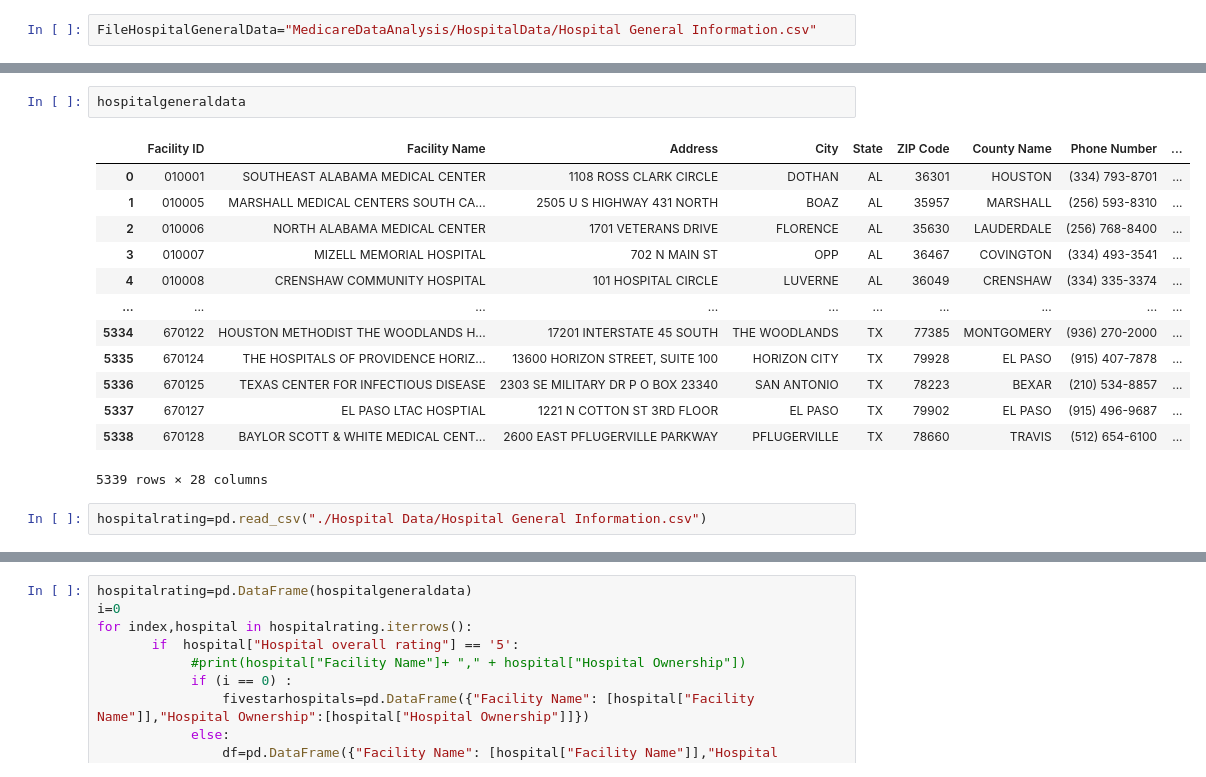
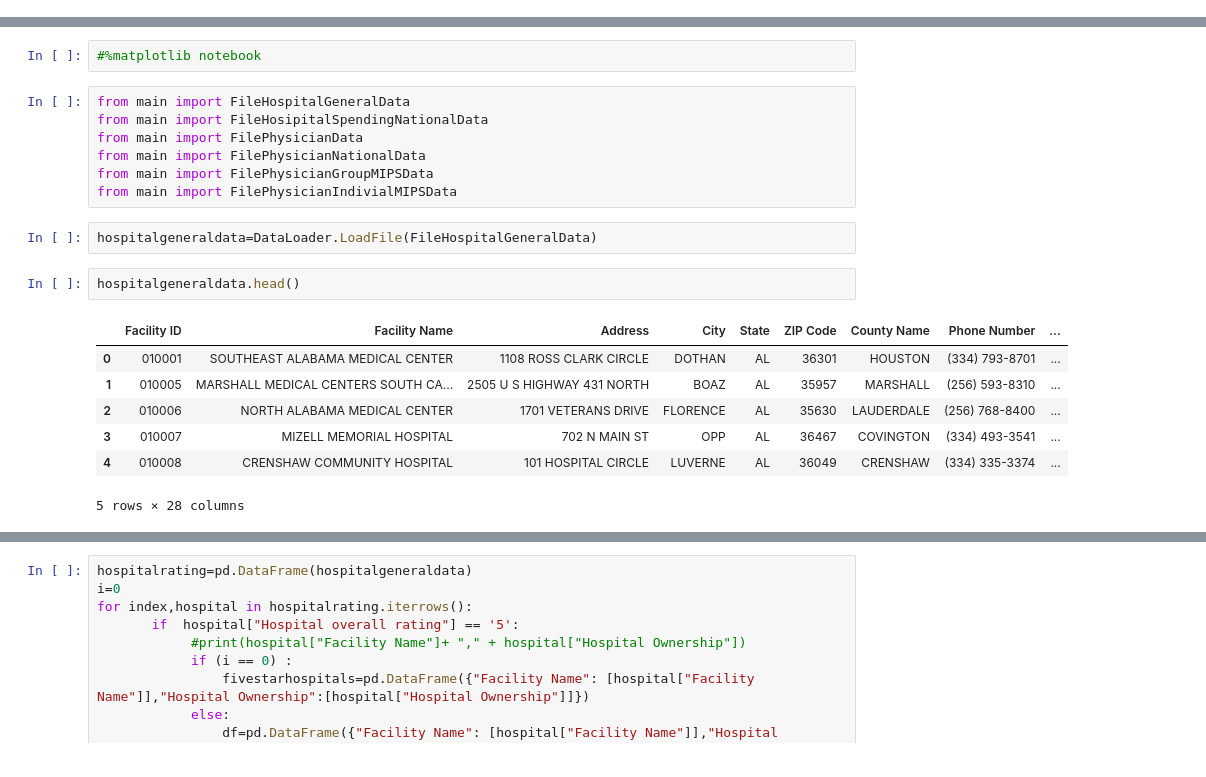
Before and after one commit to ishanku/MedicareDataAnalysisProject, a Jupyter notebook: PhysicianAnalysis.ipynb, the cells around one changed output, grey strips where cells are left out. Cells and saved outputs as stored; diff of their text form.

```diff
--- a/PhysicianAnalysis.ipynb
+++ b/PhysicianAnalysis.ipynb
@@ -24,2 +7,0 @@ AttributeError: module 'main' has no attribute 'DataLoader'
-# %%
-FileHospitalGeneralData="MedicareDataAnalysis/HospitalData/Hospital General Information.csv"
@@ -40,19 +8,22 @@ gt-data-analytics-2020
+# %%
+#%matplotlib notebook
+# %%
+from main import FileHospitalGeneralData
+from main import FileHosipitalSpendingNationalData
+from main import FilePhysicianData
+from main import FilePhysicianNationalData
+from main import FilePhysicianGroupMIPSData
+from main import FilePhysicianIndivialMIPSData
+# %%
+hospitalgeneraldata=DataLoader.LoadFile(FileHospitalGeneralData)
 # %%
-hospitalgeneraldata
+hospitalgeneraldata.head()
 # %% [output]
 |  | Facility ID | Facility Name | Address | City | State | ZIP Code | County Name | Phone Number | ... |
 | 0 | 010001 | SOUTHEAST ALABAMA MEDICAL CENTER | 1108 ROSS CLARK CIRCLE | DOTHAN | AL | 36301 | HOUSTON | (334) 793-8701 | ... |
 | 1 | 010005 | MARSHALL MEDICAL CENTERS SOUTH CA... | 2505 U S HIGHWAY 431 NORTH | BOAZ | AL | 35957 | MARSHALL | (256) 593-8310 | ... |
 | 2 | 010006 | NORTH ALABAMA MEDICAL CENTER | 1701 VETERANS DRIVE | FLORENCE | AL | 35630 | LAUDERDALE | (256) 768-8400 | ... |
 | 3 | 010007 | MIZELL MEMORIAL HOSPITAL | 702 N MAIN ST | OPP | AL | 36467 | COVINGTON | (334) 493-3541 | ... |
 | 4 | 010008 | CRENSHAW COMMUNITY HOSPITAL | 101 HOSPITAL CIRCLE | LUVERNE | AL | 36049 | CRENSHAW | (334) 335-3374 | ... |
-| ... | ... | ... | ... | ... | ... | ... | ... | ... | ... |
-| 5334 | 670122 | HOUSTON METHODIST THE WOODLANDS H... | 17201 INTERSTATE 45 SOUTH | THE WOODLANDS | TX | 77385 | MONTGOMERY | (936) 270-2000 | ... |
-| 5335 | 670124 | THE HOSPITALS OF PROVIDENCE HORIZ... | 13600 HORIZON STREET, SUITE 100 | HORIZON CITY | TX | 79928 | EL PASO | (915) 407-7878 | ... |
-| 5336 | 670125 | TEXAS CENTER FOR INFECTIOUS DISEASE | 2303 SE MILITARY DR P O BOX 23340 | SAN ANTONIO | TX | 78223 | BEXAR | (210) 534-8857 | ... |
-| 5337 | 670127 | EL PASO LTAC HOSPTIAL | 1221 N COTTON ST 3RD FLOOR | EL PASO | TX | 79902 | EL PASO | (915) 496-9687 | ... |
-| 5338 | 670128 | BAYLOR SCOTT & WHITE MEDICAL CENT... | 2600 EAST PFLUGERVILLE PARKWAY | PFLUGERVILLE | TX | 78660 | TRAVIS | (512) 654-6100 | ... |
-5339 rows × 28 columns
+5 rows × 28 columns
-# %%
-hospitalrating=pd.read_csv("./Hospital Data/Hospital General Information.csv")
 # %%
```
Also changed, not shown: parts of 5 cells of this notebook, 6 other files.
